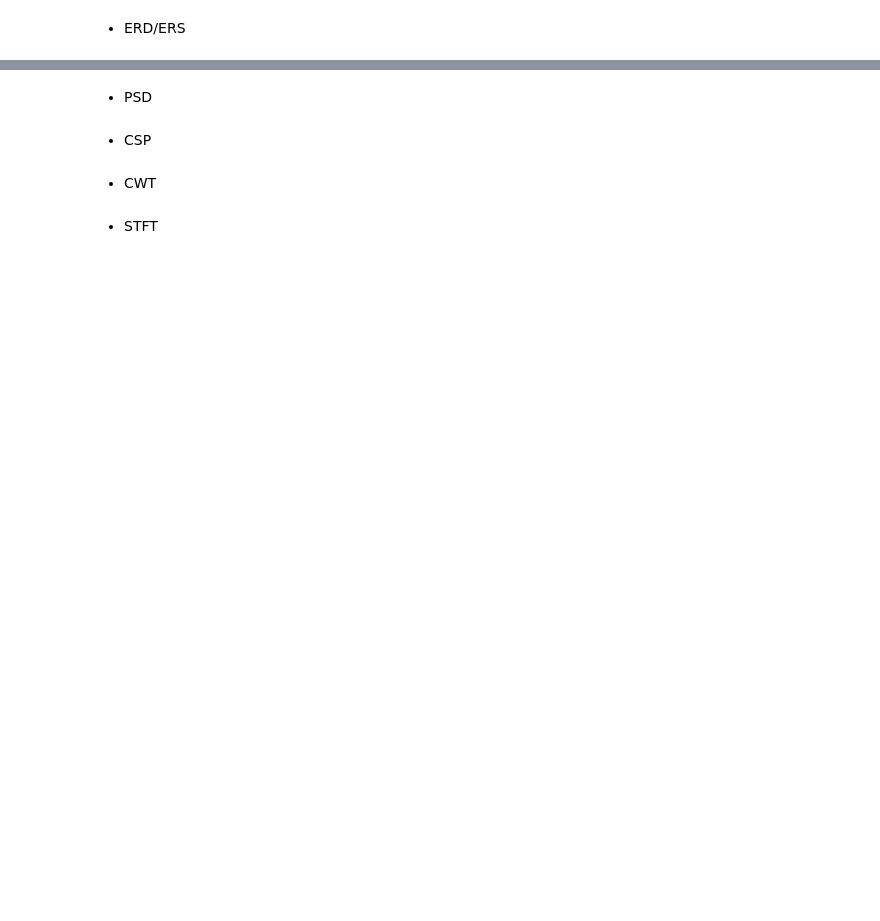
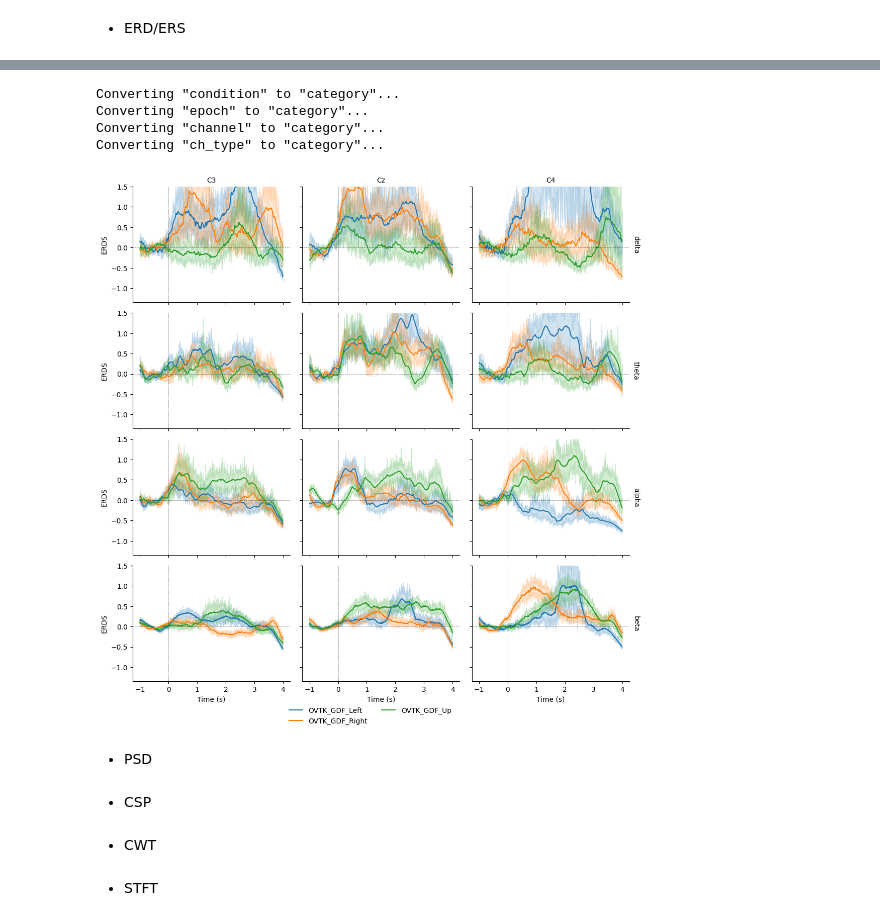
Before and after one commit to pipogood/Senior_Thesis, a Jupyter notebook: Data_preprocessing.ipynb, the cells around one changed output, grey strips where cells are left out. Saved outputs shown, nothing was run; the diff lists cells and outputs as text; code cells hidden in the pictures; blank space fills up the shorter version.

```diff
--- a/Data_preprocessing.ipynb
+++ b/Data_preprocessing.ipynb
@@ -242,0 +212,10 @@ No baseline correction applied
+# %%
+events, _ = mne.events_from_annotations(eeg2, event_id=dict(OVTK_GDF_Left=1, OVTK_GDF_Right=2, OVTK_GDF_Up=3))
+event_ids = dict(OVTK_GDF_Left=1, OVTK_GDF_Right=2, OVTK_GDF_Up=3)
+erds_epochs = mne.Epochs(eeg2, events,event_ids,
+        tmin = -1.5,     # init timestamp of epoch (0 means trigger timestamp same as event start)
+        tmax = 4.0,    # final timestamp (10 means set epoch duration 10 second)
+        picks=("C3", "Cz", "C4"),
+        preload = True,
+        event_repeated='drop'
+    )
@@ -242,0 +231,9 @@ No baseline correction applied
+# %%
+freqs = np.arange(2, 36)  # frequencies from 2-35Hz
+vmin, vmax = -1, 2.5  # set min and max ERDS values in plot
+baseline = (-1, 0)  # baseline interval (in s)
+cnorm = TwoSlopeNorm(vmin=vmin, vcenter=0, vmax=vmax)  # min, center & max ERDS
+
+kwargs = dict(
+    n_permutations=100, step_down_p=0.05, seed=1, buffer_size=None, out_type="mask"
+)  # for cluster test
@@ -243,3 +325,37 @@ No baseline correction applied
+# %%
+df = tfr.to_data_frame(time_format=None, long_format=True)
+
+# Map to frequency bands:
+freq_bounds = {"_": 0, "delta": 3, "theta": 7, "alpha": 13, "beta": 35, "gamma": 140}
+df["band"] = pd.cut(
+    df["freq"], list(freq_bounds.values()), labels=list(freq_bounds)[1:]
+)
+
+# Filter to retain only relevant frequency bands:
+freq_bands_of_interest = ["delta", "theta", "alpha", "beta"]
+df = df[df.band.isin(freq_bands_of_interest)]
+df["band"] = df["band"].cat.remove_unused_categories()
+
+# Order channels for plotting:
+df["channel"] = df["channel"].cat.reorder_categories(("C3", "Cz", "C4"), ordered=True)
+
+g = sns.FacetGrid(df, row="band", col="channel", margin_titles=True)
+g.map(sns.lineplot, "time", "value", "condition", n_boot=10)
+axline_kw = dict(color="black", linestyle="dashed", linewidth=0.5, alpha=0.5)
+g.map(plt.axhline, y=0, **axline_kw)
+g.map(plt.axvline, x=0, **axline_kw)
+g.set(ylim=(None, vmax))
+g.set_axis_labels("Time (s)", "ERDS")
+g.set_titles(col_template="{col_name}", row_template="{row_name}")
+g.add_legend(ncol=2, loc="lower center")
+g.fig.subplots_adjust(left=0.1, right=0.9, top=0.9, bottom=0.08)
+plt.show()
+# %% [output]
+Converting "condition" to "category"...
+Converting "epoch" to "category"...
+Converting "channel" to "category"...
+Converting "ch_type" to "category"...
+[figure, added]
 # %% [markdown]
 - PSD
 # %% [markdown]
```
Also changed, not shown: parts of 8 cells of this notebook.
